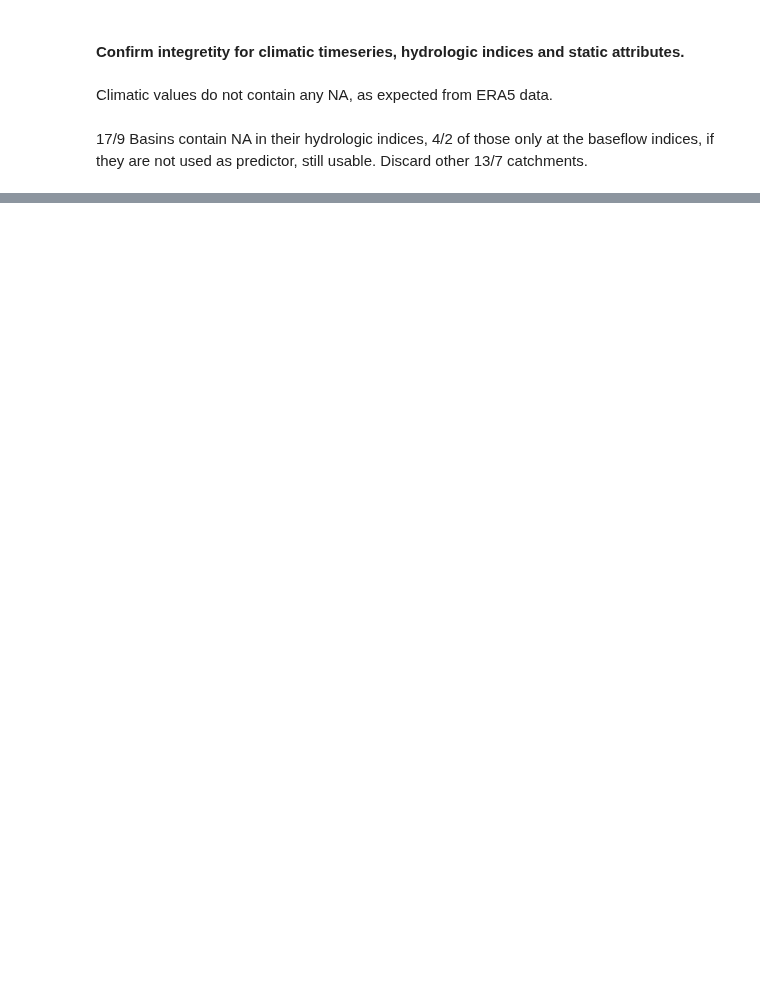
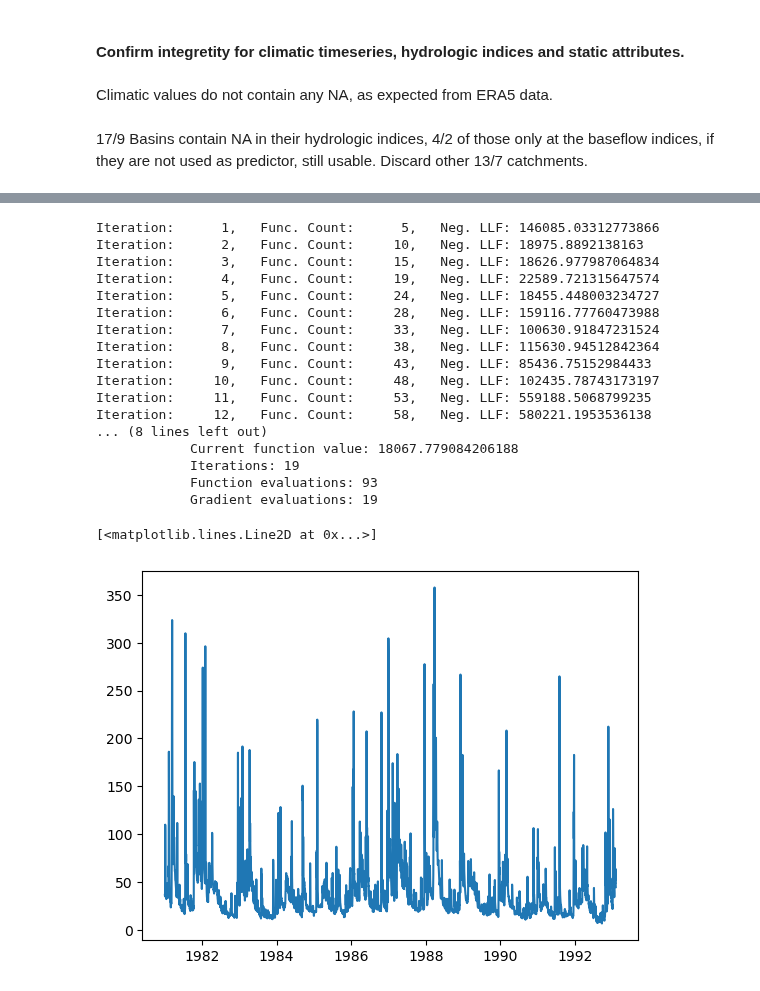
Before and after one commit to tripleUU-U/lamah-ce_lstm, a Jupyter notebook: eda/eda_raw_dataset.ipynb, the cells around one changed output, grey strips where cells are left out. Cells and saved outputs as stored; diff of their text form; code cells hidden in the pictures; blank space fills up the shorter version.

```diff
--- a/eda/eda_raw_dataset.ipynb
+++ b/eda/eda_raw_dataset.ipynb
@@ -80,0 +293,45 @@ print(len(B_basins_NA_attr), len(C_basins_NA_attr))
+# %%
+from arch import arch_model
+
+basin_669_q = pd.read_table(discharge_path / "ID_669.csv", header=0, sep=";")
+
+# Create date for easier indexing.
+basin_669_q = basin_669_q.rename(columns={"YYYY": "year", "MM": "month", "DD": "day"})
+basin_669_q["date"] = pd.to_datetime(basin_669_q[["year", "month", "day"]])
+basin_669_q.set_index("date", inplace=True)
+
+train_start = coverage_stats_sorted.loc[669, "start"]
+train_end = coverage_stats_sorted.loc[669, "gap_dates"][0][0] - pd.Timedelta(1)
+gap_end = coverage_stats_sorted.loc[669, "gap_dates"][0][1]
+
+horizon = (gap_end - train_end).days
+
+train_q = basin_669_q.loc[train_start:train_end, "qobs"]
+
+# ARCH model.
+am = arch_model(y=train_q,vol="ARCH",p=1,mean="constant")
+res = am.fit(last_obs=train_end)
+
+forecast = res.forecast(horizon=horizon)
+
+plt.plot(basin_669_q.loc[train_start:train_end,"qobs"])
+# %% [output]
+Iteration:      1,   Func. Count:      5,   Neg. LLF: 146085.03312773866
+Iteration:      2,   Func. Count:     10,   Neg. LLF: 18975.8892138163
+Iteration:      3,   Func. Count:     15,   Neg. LLF: 18626.977987064834
+Iteration:      4,   Func. Count:     19,   Neg. LLF: 22589.721315647574
+Iteration:      5,   Func. Count:     24,   Neg. LLF: 18455.448003234727
+Iteration:      6,   Func. Count:     28,   Neg. LLF: 159116.77760473988
+Iteration:      7,   Func. Count:     33,   Neg. LLF: 100630.91847231524
+Iteration:      8,   Func. Count:     38,   Neg. LLF: 115630.94512842364
+Iteration:      9,   Func. Count:     43,   Neg. LLF: 85436.75152984433
+Iteration:     10,   Func. Count:     48,   Neg. LLF: 102435.78743173197
+Iteration:     11,   Func. Count:     53,   Neg. LLF: 559188.5068799235
+Iteration:     12,   Func. Count:     58,   Neg. LLF: 580221.1953536138
+... (8 lines left out)
+            Current function value: 18067.779084206188
+            Iterations: 19
+            Function evaluations: 93
+            Gradient evaluations: 19
+[<matplotlib.lines.Line2D at 0x...>]
+[figure, added]
```
Also changed, not shown: parts of 13 cells of this notebook.
